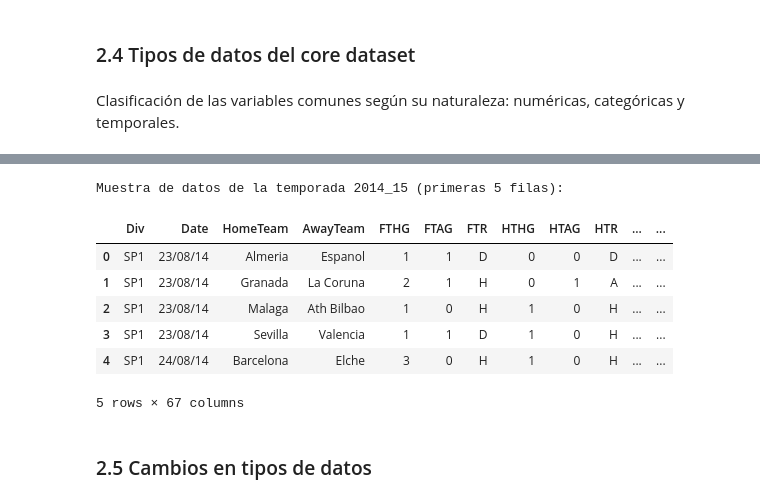
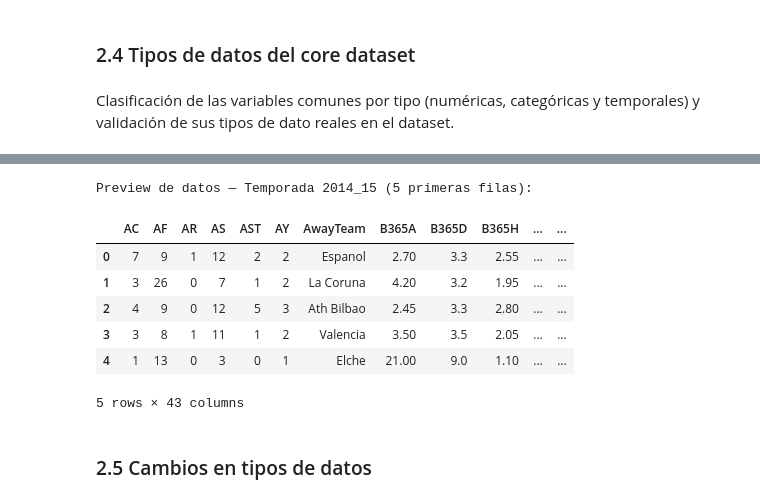
Before and after one commit to jorgepais02/PitchLens, a Jupyter notebook: notebooks/01_eda/01_eda_laliga_raw.ipynb, the cells around one changed output, grey strips where cells are left out. Cells and saved outputs as stored; diff of their text form; code cells hidden in the pictures.

Commit message:
feat: complete multi-league cleaning pipeline with tests and docs

```diff
--- a/notebooks/01_eda/01_eda_laliga_raw.ipynb
+++ b/notebooks/01_eda/01_eda_laliga_raw.ipynb
@@ -51,6 +51,10 @@ PROJECT_ROOT = Path.cwd().parents[1]
 if str(PROJECT_ROOT) not in sys.path:
     sys.path.append(str(PROJECT_ROOT))
 
+CONFIG_ROOT = PROJECT_ROOT / "config"
+with open(CONFIG_ROOT / "leagues.json") as f:
+    ALL_LEAGUES = json.load(f)
+
 # Importación de funciones propias
 from src.analysis import check_name_consistency, group_columns
 # %% [markdown]
@@ -180,7 +191,7 @@ Columnas consistentes: False
 # %% [markdown]
 #### Diagnóstico si hay inconsistencias en filas
 # %%
-if not rows_consistent:
+if rows_unique > 1:
     print("[!] Diagnóstico de filas inconsistentes:\n")
 
     for s in seasons_sorted:
@@ -188,7 +199,16 @@ if not rows_consistent:
         empty_rows = df.isna().all(axis=1).sum()
 
         if empty_rows > 0:
-            print(f"  • {s}: {empty_rows} fila(s) completamente vacía(s)")
+            print(f"  • {s}: {empty_rows} fila(s) completamente vacía(s) → eliminada(s)")
+            dfs_all[s] = df.dropna(how="all")
+
+            for col in dfs_all[s].select_dtypes(include="float64").columns:
+                if dfs_all[s][col].notna().all() and (dfs_all[s][col] % 1 == 0).all():
+                    dfs_all[s][col] = dfs_all[s][col].astype("int64")
+
+    print(f"\nFilas tras limpieza:")
+    for s in seasons_sorted:
+        print(f"  • {s}: {len(dfs_all[s])} filas")
 else:
     print("Todas las temporadas tienen el mismo número de filas")
 # %% [output]
@@ -249,25 +269,27 @@ display(
 # %% [markdown]
 ### 2.4 Tipos de datos del core dataset
 # %% [markdown]
-Clasificación de las variables comunes según su naturaleza: numéricas, categóricas y temporales.
+Clasificación de las variables comunes por tipo (numéricas, categóricas y temporales) y validación de sus tipos de dato reales en el dataset.
 # %%
 sample_df = dfs_all[seasons_sorted[0]][sorted(common_columns)]
 
-numeric_cols = sorted(sample_df.select_dtypes(include=['number']).columns.tolist())
-categorical_cols = sorted(sample_df.select_dtypes(include=['object', 'string']).columns.tolist())
-datetime_cols = sorted(sample_df.select_dtypes(include=['datetime']).columns.tolist())
-
-type_summary = pd.DataFrame({
-    "Tipo": ["Numéricas", "Categóricas", "Temporales"],
-    "Cantidad": [len(numeric_cols), len(categorical_cols), len(datetime_cols)],
-    "Variables": [
-        ", ".join(numeric_cols) if numeric_cols else "-",
-        ", ".join(categorical_cols) if categorical_cols else "-",
-        ", ".join(datetime_cols) if datetime_cols else "-"
-    ]
+structure_df = pd.DataFrame({
+    "Variable": sample_df.columns,
+    "Dtype": sample_df.dtypes.astype(str),
+    "Categoría": sample_df.dtypes.apply(
+        lambda dt: "Numérica" if pd.api.types.is_numeric_dtype(dt)
+        else "Temporal" if pd.api.types.is_datetime64_any_dtype(dt)
+        else "Categórica"
+    )
 })
 
-display(type_summary.style.hide(axis="index"))
-print(f"\nMuestra de datos de la temporada {seasons_sorted[0]} (primeras 5 filas):")
-dfs_all[seasons_sorted[0]].head(5)
+display(
+    structure_df
+    .style
+    .hide(axis="index")
+    .set_table_attributes('style="max-height:400px; overflow-y:auto; display:block;"')
+)
+
+print(f"\nPreview de datos — Temporada {seasons_sorted[0]} (5 primeras filas):")
+display(sample_df.head(5))
 # %% [output]
@@ -278,11 +313,11 @@ dfs_all[seasons_sorted[0]].head(5)
-Muestra de datos de la temporada 2014_15 (primeras 5 filas):
+Preview de datos — Temporada 2014_15 (5 primeras filas):
-|  | Div | Date | HomeTeam | AwayTeam | FTHG | FTAG | FTR | HTHG | HTAG | HTR | ... | ... |
-| 0 | SP1 | 23/08/14 | Almeria | Espanol | 1 | 1 | D | 0 | 0 | D | ... | ... |
-| 1 | SP1 | 23/08/14 | Granada | La Coruna | 2 | 1 | H | 0 | 1 | A | ... | ... |
-| 2 | SP1 | 23/08/14 | Malaga | Ath Bilbao | 1 | 0 | H | 1 | 0 | H | ... | ... |
-| 3 | SP1 | 23/08/14 | Sevilla | Valencia | 1 | 1 | D | 1 | 0 | H | ... | ... |
-| 4 | SP1 | 24/08/14 | Barcelona | Elche | 3 | 0 | H | 1 | 0 | H | ... | ... |
+|  | AC | AF | AR | AS | AST | AY | AwayTeam | B365A | B365D | B365H | ... | ... |
+| 0 | 7 | 9 | 1 | 12 | 2 | 2 | Espanol | 2.70 | 3.3 | 2.55 | ... | ... |
+| 1 | 3 | 26 | 0 | 7 | 1 | 2 | La Coruna | 4.20 | 3.2 | 1.95 | ... | ... |
+| 2 | 4 | 9 | 0 | 12 | 5 | 3 | Ath Bilbao | 2.45 | 3.3 | 2.80 | ... | ... |
+| 3 | 3 | 8 | 1 | 11 | 1 | 2 | Valencia | 3.50 | 3.5 | 2.05 | ... | ... |
+| 4 | 1 | 13 | 0 | 3 | 0 | 1 | Elche | 21.00 | 9.0 | 1.10 | ... | ... |
-5 rows × 67 columns
+5 rows × 43 columns
 # %% [markdown]
 ### 2.5 Cambios en tipos de datos
 # %% [markdown]
```
Also changed, not shown: parts of 16 cells of this notebook, 16 other files.
